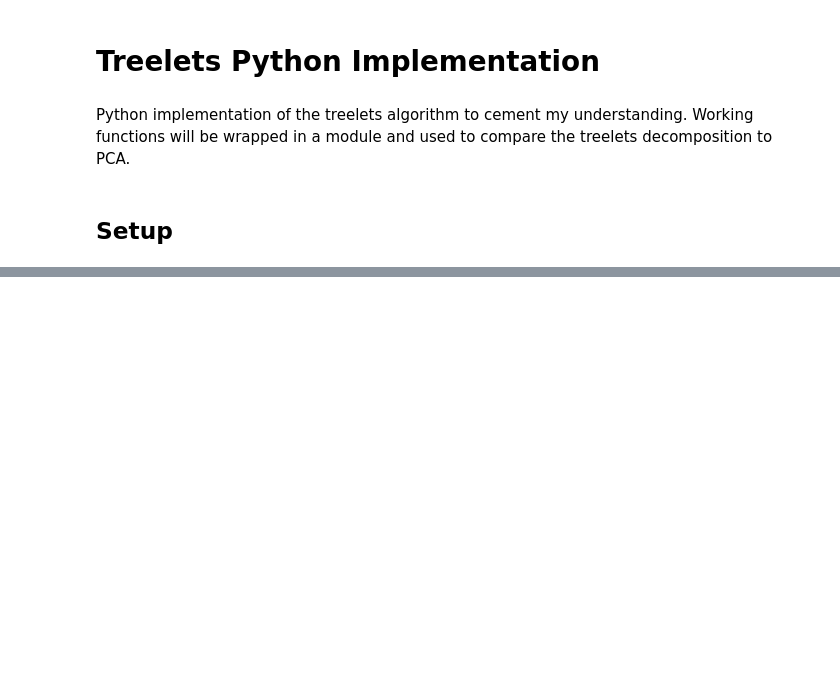
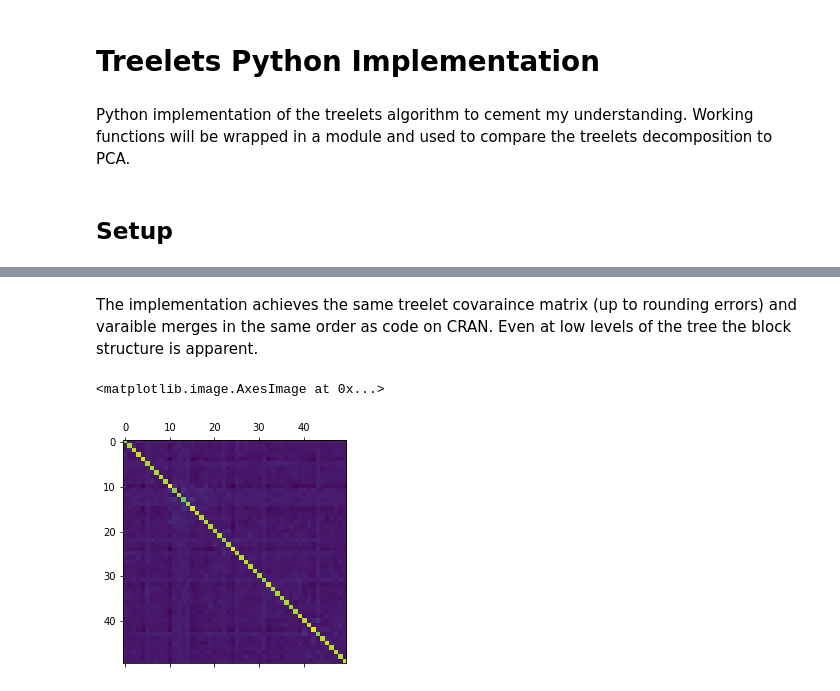
Before and after one commit to Shakeel95/Dimension-Reduction-Trees, a Jupyter notebook: pipeline/treelets-python-implementation.ipynb, the cells around one changed output, grey strips where cells are left out. Cells and saved outputs as stored; diff of their text form; code cells hidden in the pictures; blank space fills up the shorter version.

```diff
--- a/pipeline/treelets-python-implementation.ipynb
+++ b/pipeline/treelets-python-implementation.ipynb
@@ -135,0 +70,9 @@ array([[ 5.60225555e-01, -9.25000000e-05, -6.35917900e-03, ...,
+# %% [markdown]
+The implementation achieves the same treelet covaraince matrix (up to rounding errors) and varaible merges in the same order as code on CRAN. Even at low levels of the tree the block structure is apparent.
+# %%
+tree = pytree.treelet_decomposition(X = Ahat,
+                                    L = 50)
+plt.matshow(tree[10]["C"])
+# %% [output]
+<matplotlib.image.AxesImage at 0x...>
+[figure, added]
```
Also changed, not shown: parts of 26 cells of this notebook, 4 other files.
